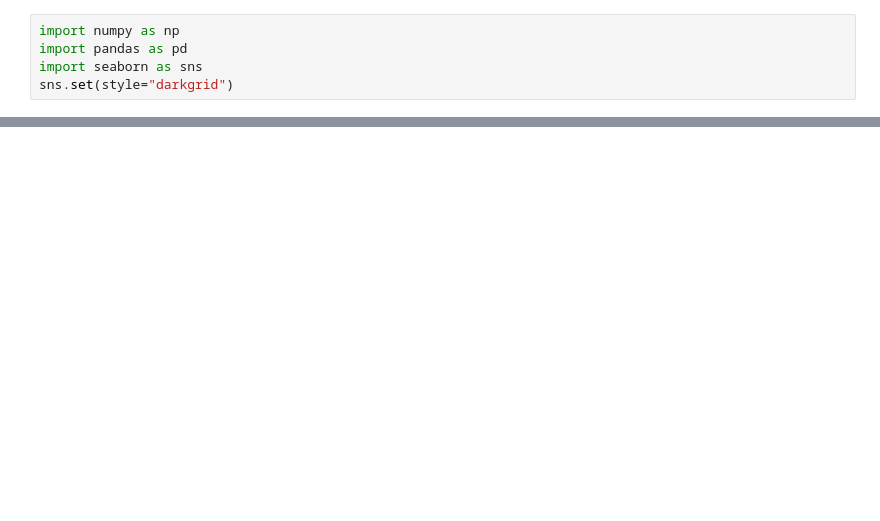
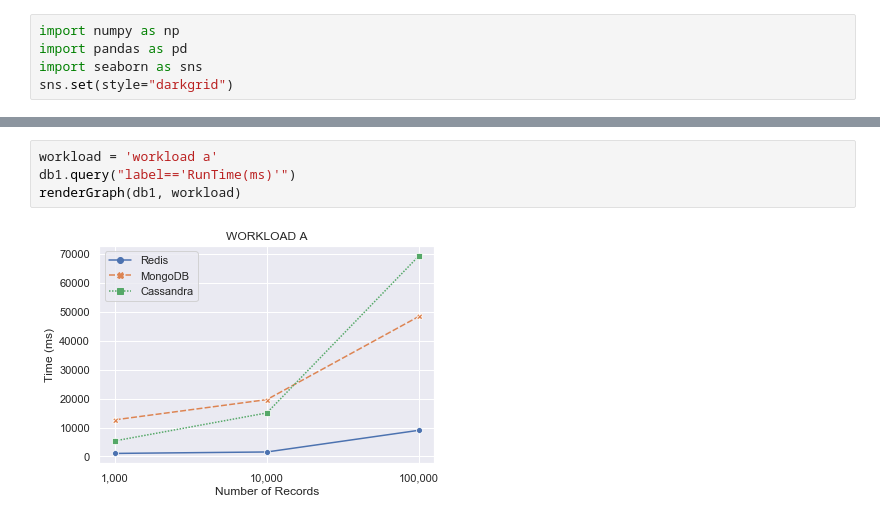
Before and after one commit to philipsales/YCSB-bash-scripts, a Jupyter notebook: visualization/lineplot.ipynb, the cells around one changed output, grey strips where cells are left out. Saved outputs shown, nothing was run; the diff lists cells and outputs as text; blank space fills up the shorter version.

```diff
--- a/visualization/lineplot.ipynb
+++ b/visualization/lineplot.ipynb
@@ -118,0 +347,6 @@ renderGraph(db, workload)
+# %%
+workload = 'workload a'
+db1.query("label=='RunTime(ms)'")
+renderGraph(db1, workload)
+# %% [output]
+[figure, added]
```
Also changed, not shown: parts of 27 cells of this notebook, 7 other files.
